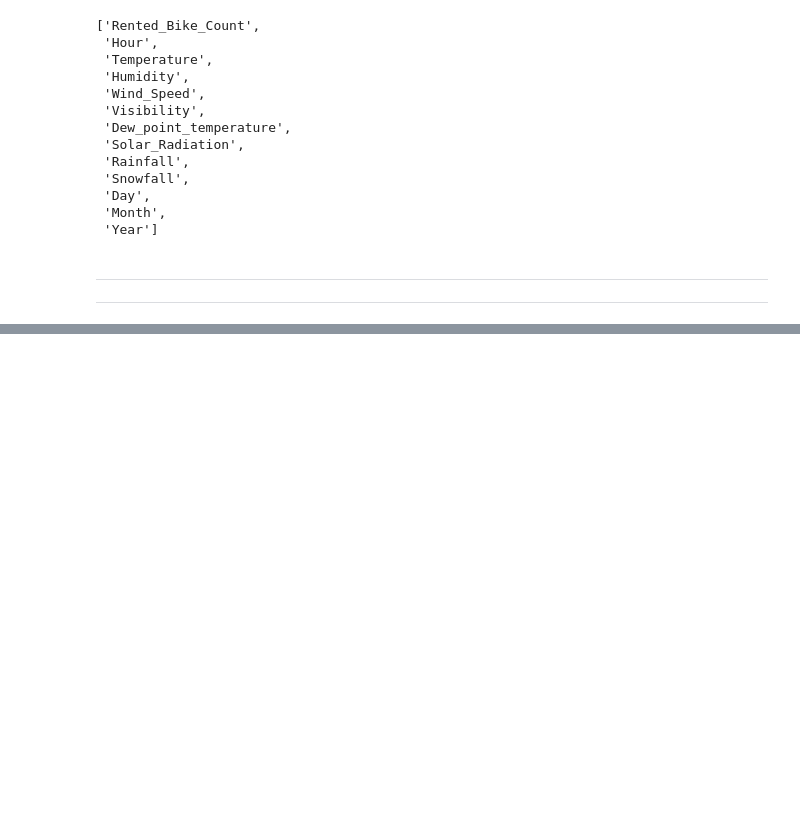
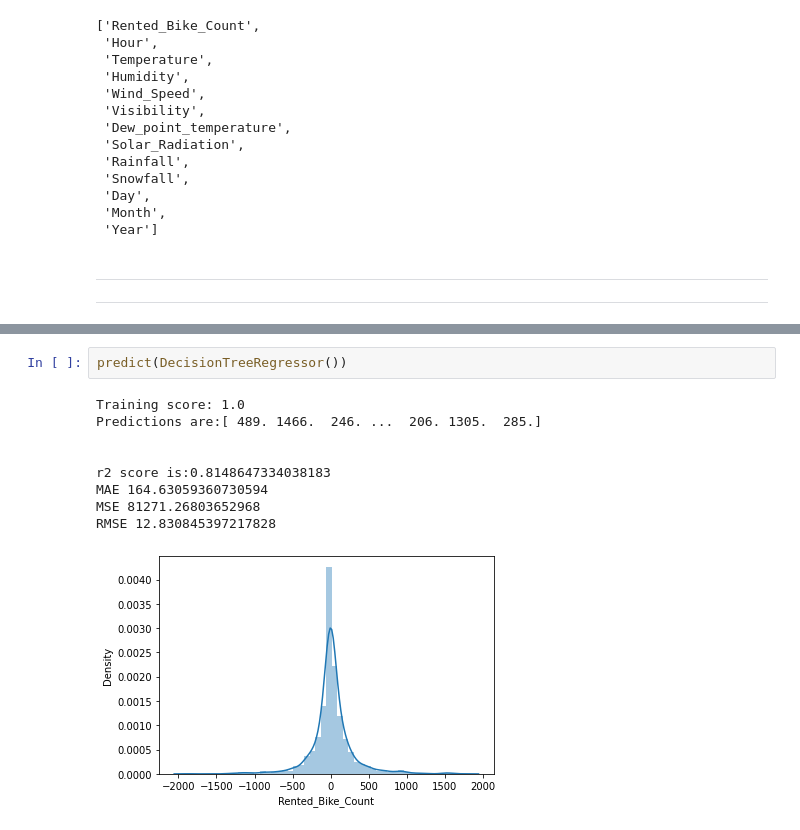
Before and after one commit to ramrakhyaniRiya/Capstone_2, a Jupyter notebook: Copy_of_Bike_Sharing_Demand_Prediction_Capstone_Project.ipynb, the cells around one changed output, grey strips where cells are left out. Cells and saved outputs as stored; diff of their text form; blank space fills up the shorter version.

```diff
--- a/Copy_of_Bike_Sharing_Demand_Prediction_Capstone_Project.ipynb
+++ b/Copy_of_Bike_Sharing_Demand_Prediction_Capstone_Project.ipynb
@@ -417,0 +583,12 @@ cont_col
+# %%
+predict(DecisionTreeRegressor())
+# %% [output]
+Training score: 1.0
+Predictions are:[ 489. 1466.  246. ...  206. 1305.  285.]
+
+
+r2 score is:0.8148647334038183
+MAE 164.63059360730594
+MSE 81271.26803652968
+RMSE 12.830845397217828
+[figure, added]
```
Also changed, not shown: parts of 17 cells of this notebook.
